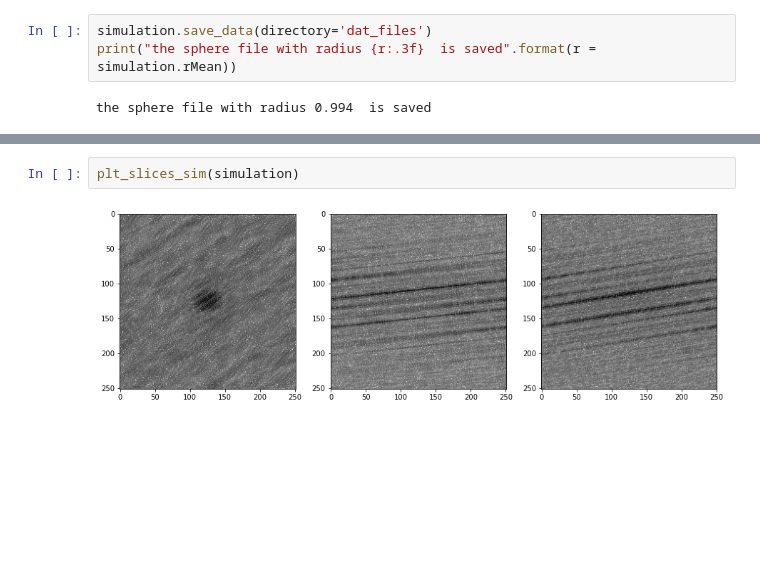
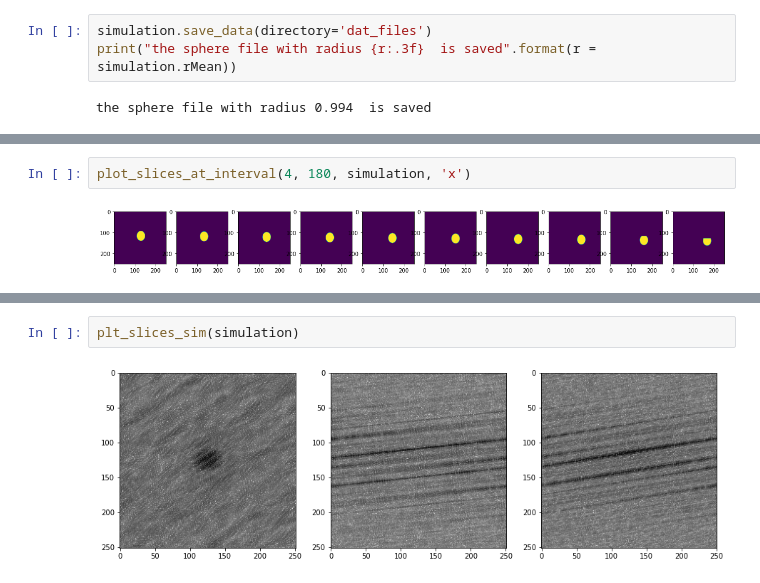
Before and after one commit to sofyalaski/SAXS-simulations, a Jupyter notebook: creating_forms.ipynb, the cells around one changed output, grey strips where cells are left out. Drawn from its saved outputs; the diff is of its cells as text; blank space fills up the shorter version.

```diff
--- a/creating_forms.ipynb
+++ b/creating_forms.ipynb
@@ -113,0 +114,4 @@ plt_slices_sum(simulation)
+# %%
+plot_slices_at_interval(4, 180, simulation, 'x')
+# %% [output]
+[figure, added]
```
Also changed, not shown: parts of 12 cells of this notebook, 4 other files.
